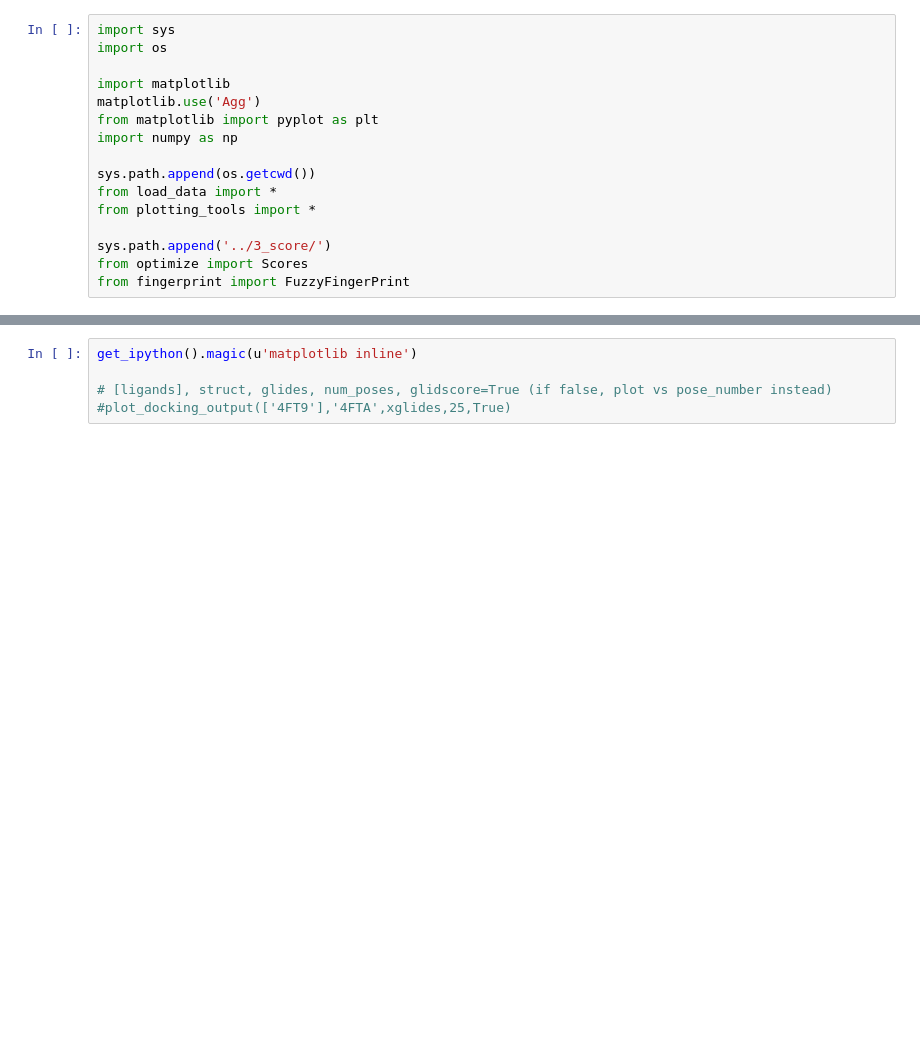
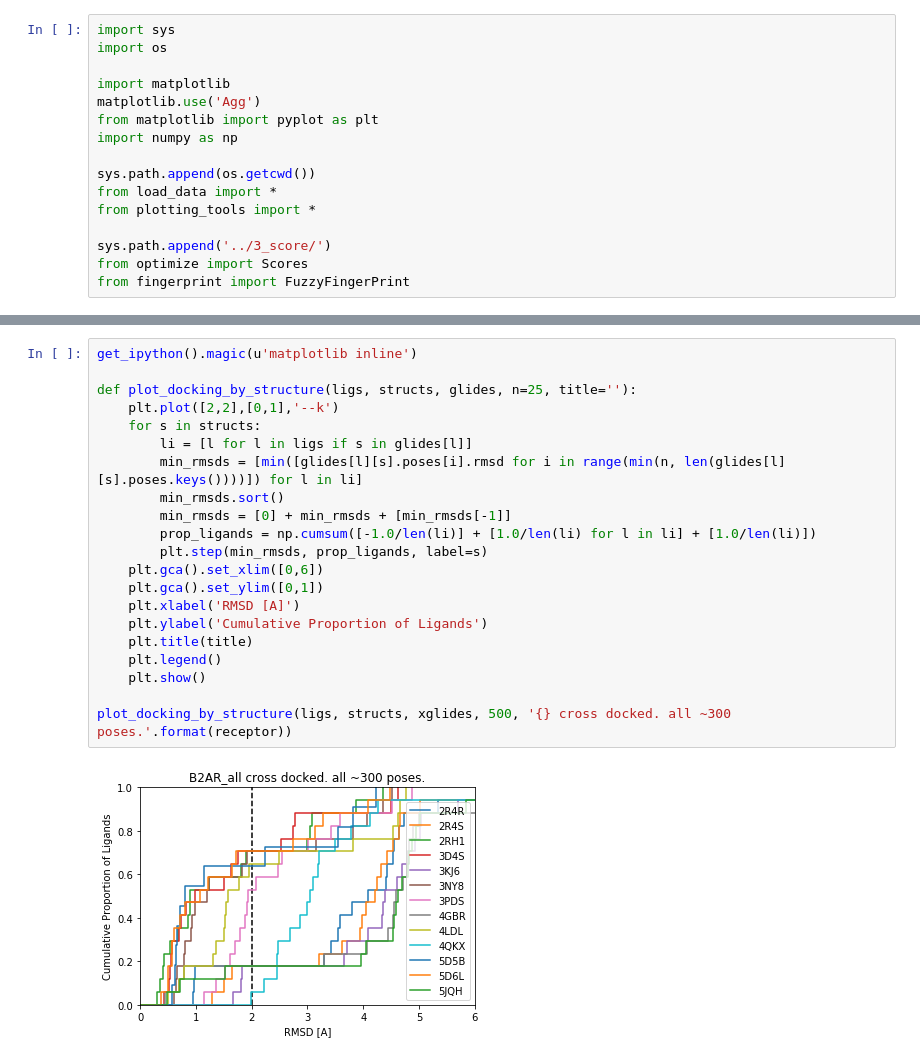
Before and after one commit to orangese/combind_multistruct_benchmarking, a Jupyter notebook: notebooks/main.ipynb, the cells around one changed output, grey strips where cells are left out. Saved outputs shown, nothing was run; the diff lists cells and outputs as text; blank space fills up the shorter version.

```diff
--- a/notebooks/main.ipynb
+++ b/notebooks/main.ipynb
@@ -63,8 +73,26 @@ got lucky on 30 of 249 pairs.
-# %%
-get_ipython().magic(u'matplotlib inline')
-
-# [ligands], struct, glides, num_poses, glidscore=True (if false, plot vs pose_number instead)
-#plot_docking_output(['4FT9'],'4FTA',xglides,25,True)
+# %%
+get_ipython().magic(u'matplotlib inline')
+
+def plot_docking_by_structure(ligs, structs, glides, n=25, title=''):
+    plt.plot([2,2],[0,1],'--k')
+    for s in structs:
+        li = [l for l in ligs if s in glides[l]]
+        min_rmsds = [min([glides[l][s].poses[i].rmsd for i in range(min(n, len(glides[l][s].poses.keys())))]) for l in li]
+        min_rmsds.sort()
+        min_rmsds = [0] + min_rmsds + [min_rmsds[-1]]
+        prop_ligands = np.cumsum([-1.0/len(li)] + [1.0/len(li) for l in li] + [1.0/len(li)])
+        plt.step(min_rmsds, prop_ligands, label=s)
+    plt.gca().set_xlim([0,6])
+    plt.gca().set_ylim([0,1])
+    plt.xlabel('RMSD [A]')
+    plt.ylabel('Cumulative Proportion of Ligands')
+    plt.title(title)
+    plt.legend()
+    plt.show()
+
+plot_docking_by_structure(ligs, structs, xglides, 500, '{} cross docked. all ~300 poses.'.format(receptor))
+# %% [output]
+[figure, added]
 # %%
 ## STEP 4:
 ## score all pairs of ligands
```
Also changed, not shown: parts of 5 cells of this notebook, 11 other files.
